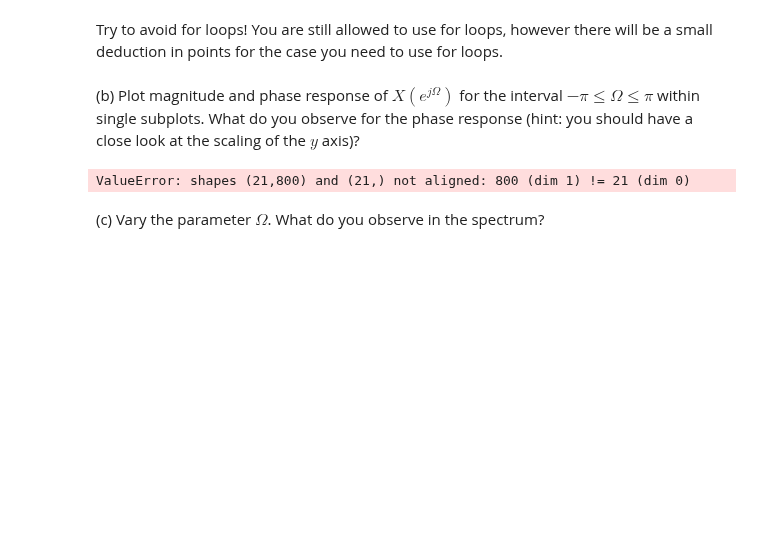
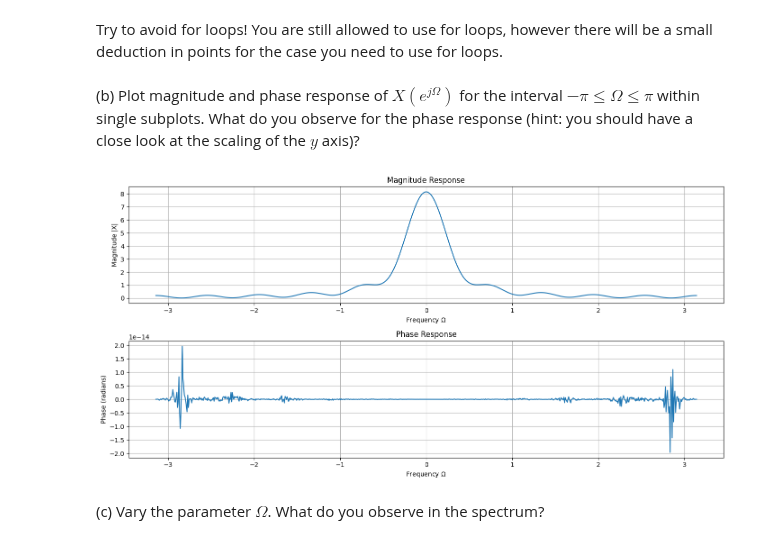
Before and after one commit to wolfram-laube/dsp-ue_grp-22, a Jupyter notebook: Assignment_2/DSP_Assignment_2.ipynb, the cells around one changed output. Cells and saved outputs as stored; diff of their text form; code cells hidden in the pictures; blank space fills up the shorter version.

```diff
--- a/Assignment_2/DSP_Assignment_2.ipynb
+++ b/Assignment_2/DSP_Assignment_2.ipynb
@@ -192,8 +194,6 @@ The time discrete sequence $x[n]=(0.8)^{|n|}(u[n+10]-u[n-11])$ should be transfo
 # %% [markdown]
 Try to avoid for loops! You are still allowed to use for loops, however there will be a small deduction in points for the case you need to use for loops.
 # %%
-import numpy as np
-
 def dtft(x, n, w):
     """
     Compute the Discrete-time Fourier Transform (DTFT) of a finite sequence.
@@ -203,53 +203,56 @@ def dtft(x, n, w):
     :param w: Frequency location vector (numpy array)
     :return: DTFT values computed at w frequencies (numpy array)
     """
-    # Ensure x and n are numpy arrays
-    x = np.asarray(x)
-    n = np.asarray(n)
+    # Convert all inputs to numpy arrays to ensure proper calculations
+    x = np.array(x)
+    n = np.array(n)
+    w = np.array(w)
 
-    # Create a meshgrid for n and w for broadcasting
-    n, w = np.meshgrid(n, w, indexing='ij')
+    # Create a 2D meshgrid for the frequencies and samples for broadcasting
+    N, W = np.meshgrid(n, w)
 
-    # Compute the DTFT using broadcasting and numpy functions
-    X = np.dot(np.exp(-1j * n * w), x)
+    # Compute the DTFT using broadcasting and vectorized operations
+    X = np.exp(-1j * N * W) @ x
     return X
 # %% [markdown]
 (b) Plot magnitude and phase response of $X\left(e^{j \Omega}\right)$ for the interval $-\pi \leq \Omega \leq \pi$ within single subplots. What do you observe for the phase response (hint: you should have a close look at the scaling of the $y$ axis)?
 # %%
 import matplotlib.pyplot as plt
 
 # Define the sequence parameters
-n = np.arange(-10, 11)  # The sequence is finite and nonzero for n between -10 and 10
-x = (0.8) ** np.abs(n) * (n >= -10) * (n <= 10)  # Apply the unit step function
+n = np.arange(-10, 11)  # Since the sequence is finite and nonzero for n between -10 and 10
+x = (0.8) ** np.abs(n) * (n >= -10) * (n <= 10)
 
-# Frequency vector
+# Define the frequency vector
 w = np.linspace(-np.pi, np.pi, 800)  # Frequency range
 
 # Calculate the DTFT
 X = dtft(x, n, w)
 
-# Plot the magnitude response
-plt.figure(figsize=(14, 5))
-plt.subplot(1, 2, 1)
+# Plot the magnitude and phase response
+plt.figure(figsize=(14, 7))
+
+# Magnitude response subplot
+plt.subplot(2, 1, 1)
 plt.plot(w, np.abs(X))
 plt.title('Magnitude Response')
-plt.xlabel('Frequency (rad/sample)')
-plt.ylabel('Magnitude')
-plt.grid()
+plt.xlabel('Frequency $\Omega$')
+plt.ylabel('Magnitude |X|')
+plt.grid(True)
 
-# Plot the phase response
-plt.subplot(1, 2, 2)
+# Phase response subplot
+plt.subplot(2, 1, 2)
 plt.plot(w, np.angle(X))
 plt.title('Phase Response')
-plt.xlabel('Frequency (rad/sample)')
+plt.xlabel('Frequency $\Omega$')
 plt.ylabel('Phase (radians)')
-plt.grid()
+plt.grid(True)
 
 plt.tight_layout()
 plt.savefig('fig/ex4_b_plot.png')
 plt.show()
 # %% [output]
-ValueError: shapes (21,800) and (21,) not aligned: 800 (dim 1) != 21 (dim 0)
+[figure, added]
 # %% [markdown]
 (c) Vary the parameter $\Omega$. What do you observe in the spectrum?
 # %%
```
Also changed, not shown: parts of 2 cells of this notebook.
